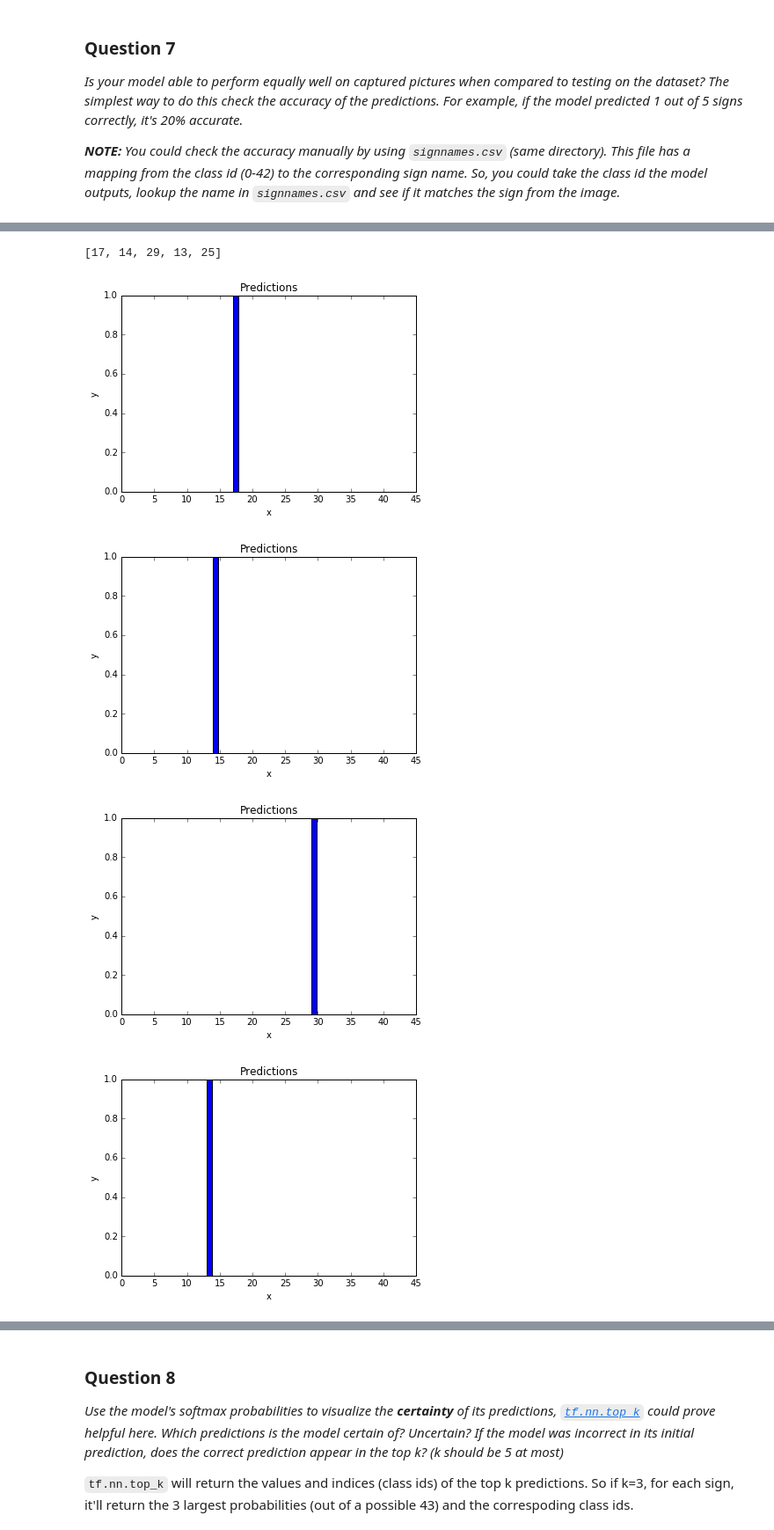
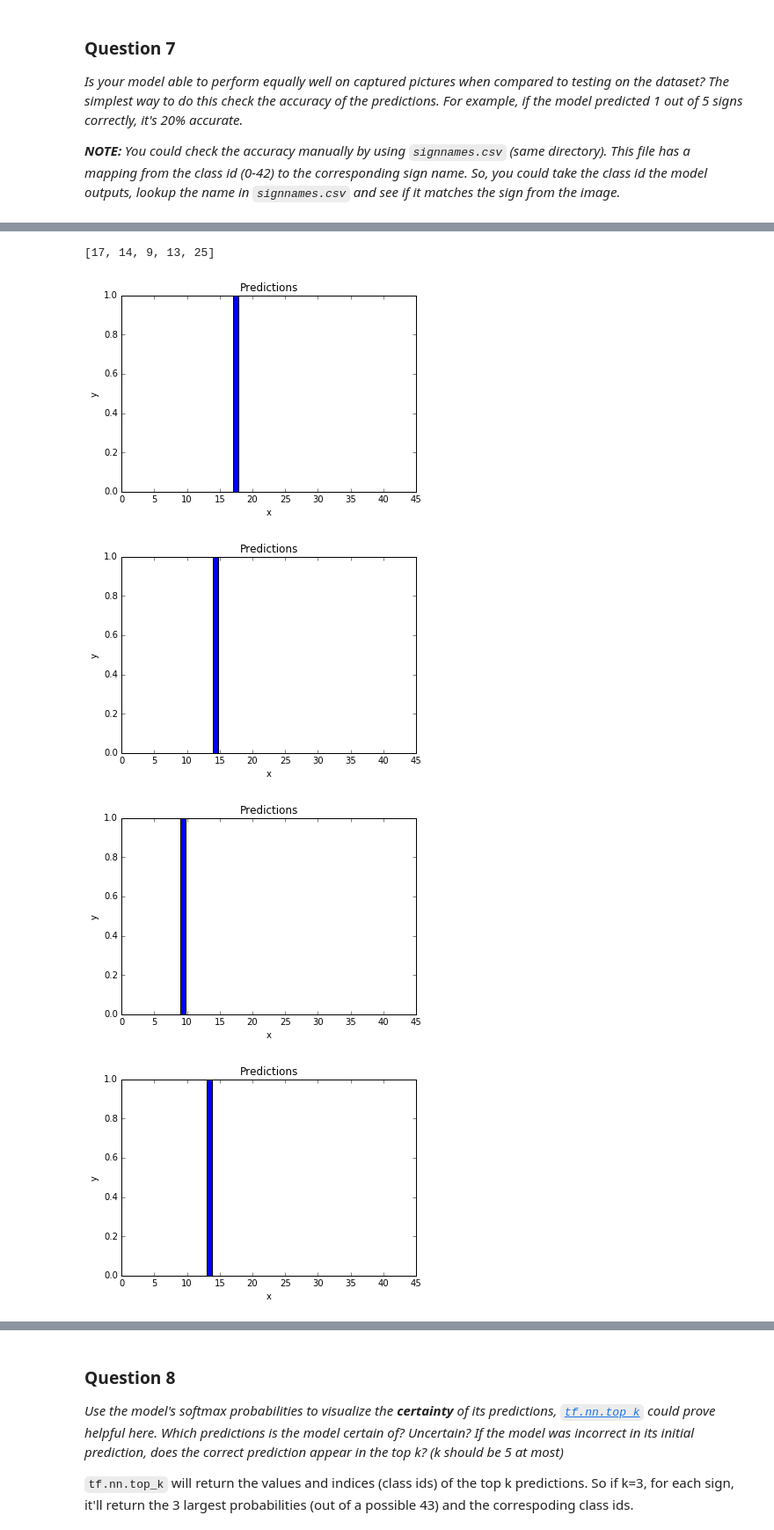
Before and after one commit to CreatCodeBuild/CarND-Traffic-Sign-Classifier-Project, a Jupyter notebook: Traffic_Sign_Classifier.ipynb, the cells around one changed output, grey strips where cells are left out. Shown: that part at 88% size. Saved outputs shown, nothing was run; the diff lists cells and outputs as text; code cells hidden in the pictures.

```diff
--- a/Traffic_Sign_Classifier.ipynb
+++ b/Traffic_Sign_Classifier.ipynb
@@ -230,6 +228,11 @@ plt.show()
 X_train_processed, y_train_processed = randomize_with_sample_order(X_train_processed, y_train_processed)
 X_test_processed, y_test_processed = randomize_with_sample_order(X_test_processed, y_test_processed)
 
+X_validation = X_train_processed[:1000]
+y_validation = y_train_processed[:1000]
+
+X_train_processed, y_train_processed = X_train_processed[1000:], y_train_processed[1000:]
+
 print(X_train_processed.shape, y_train_processed.shape)
 # %% [output]
 {0: 1540, 3: 340, 6: 1330, 7: 310, 8: 340, 9: 280, 11: 430, 14: 970, 15: 1120, 16: 1330, 17: 640, 18: 550, 19: 1540, 20: 1390, 21: 1420, 22: 1360, 23: 1240, 24: 1480, 25: 250, 26: 1150, 27: 1510, 28:  ...
@@ -308,11 +324,7 @@ def train(samples, labels, parameters):
     learning_rate = tf.train.exponential_decay(lr, global_step, 100, dr, staircase=True)
 
     # Optimizer.
-    optimizer = tf.train.AdamOptimizer(learning_rate) \
-        .minimize(loss, global_step=global_step)
-
-    #optimizer = tf.train.AdadeltaOptimizer(learning_rate=0.001, rho=0.95, epsilon=1e-08) \
-    #    .minimize(loss, global_step=global_step)
+    optimizer = tf.train.AdamOptimizer(learning_rate).minimize(loss, global_step=global_step)
 
     # Prediction
     prediction = tf.nn.softmax(logits)
@@ -381,29 +393,33 @@ Optimization: exponential learning rate decay is applied.
 # %%
 ### Train your model here.
 ### Feel free to use as many code cells as needed.
+
+def accuracy(predictions, labels):
+    _predictions = np.argmax(predictions, 1)
+    _labels = np.argmax(labels, 1)
+    return (100.0 * np.sum(_predictions == _labels) / predictions.shape[0])
 
 parameters = initialize_parameters()
 
 batch_size = 128
 steps = 750
 
+
+
+
 train_samples = tf.placeholder(tf.float32, shape=(batch_size, 32, 32, 3))
 train_labels  = tf.placeholder(tf.float32, shape=(batch_size, 43))
 loss, optimizer, train_prediction = train(train_samples, train_labels, parameters)
 
+validation_samples = tf.placeholder(tf.float32, shape=(1000, 32, 32, 3))
+validation_prediction = test(validation_samples, parameters)
+
 test_samples = tf.placeholder(tf.float32, shape=(30, 32, 32, 3))
 test_prediction = test(test_samples, parameters)
 
-results = []
-
-def accuracy(predictions, labels):
-    _predictions = np.argmax(predictions, 1)
-    _labels = np.argmax(labels, 1)
-    return (100.0 * np.sum(_predictions == _labels) / predictions.shape[0])
-
-# train
 sess = tf.Session()
 tf.global_variables_initializer().run(session=sess)
+# train
 for step in range(steps):
     offset = (step * batch_size) % (y_train_processed.shape[0] - batch_size)
     batch_data = X_train_processed[offset:(offset + batch_size), :, :, :]
@@ -418,7 +434,12 @@ for step in range(steps):
     if (step % 50 == 0):
         print('Minibatch loss at step %d: %f' % (step, l))
         print('Minibatch accuracy: %.1f%%' % accu)
+        # validation
+        predictions = sess.run(validation_prediction, feed_dict={validation_samples: X_validation})
+        print('Validation accuracy: %.1f%%' % accuracy(predictions, y_validation))
 
+# test
+results = []
 for step in range(0, X_test_processed.shape[0], 30):
     batch_data   = X_test_processed[step:step+30]
     batch_labels = y_test_processed[step:step+30]
@@ -562,31 +602,31 @@ _**NOTE:** You could check the accuracy manually by using `signnames.csv` (same
 # %%
 ### Visualize the softmax probabilities here.
 ### Feel free to use as many code cells as needed.
 print([np.argmax(x) for x in predictions])
 
 """
 17,No entry, correct
 14,Stop, correct
 
-29,Bicycles crossing
-this one is school crossing, but there is no school crossing in our labels, so bicycle crossing is close enough
-because cars ought to stop and yield for any traffic either way
+9,No passing
+this one is school crossing, but there is no school crossing in our labels
+No passing is fine in terns that the car should stop. But it isn't corret.
 
 13,Yield, correct
 25,Road work, correct
 """
 
 for i, pre in enumerate(predictions):
     plt.figure(i)
     plt.bar(y_unique, pre)
     plt.xlabel('x')
     plt.ylabel('y')
     plt.title('Predictions')
 # %% [output]
-[17, 14, 29, 13, 25]
+[17, 14, 9, 13, 25]
 [figure]
 [figure]
-[figure, old version]
+[figure, new version]
 [figure]
 [figure]
 # %% [markdown]
```
Also changed, not shown: parts of 16 cells of this notebook, 37 other files.
